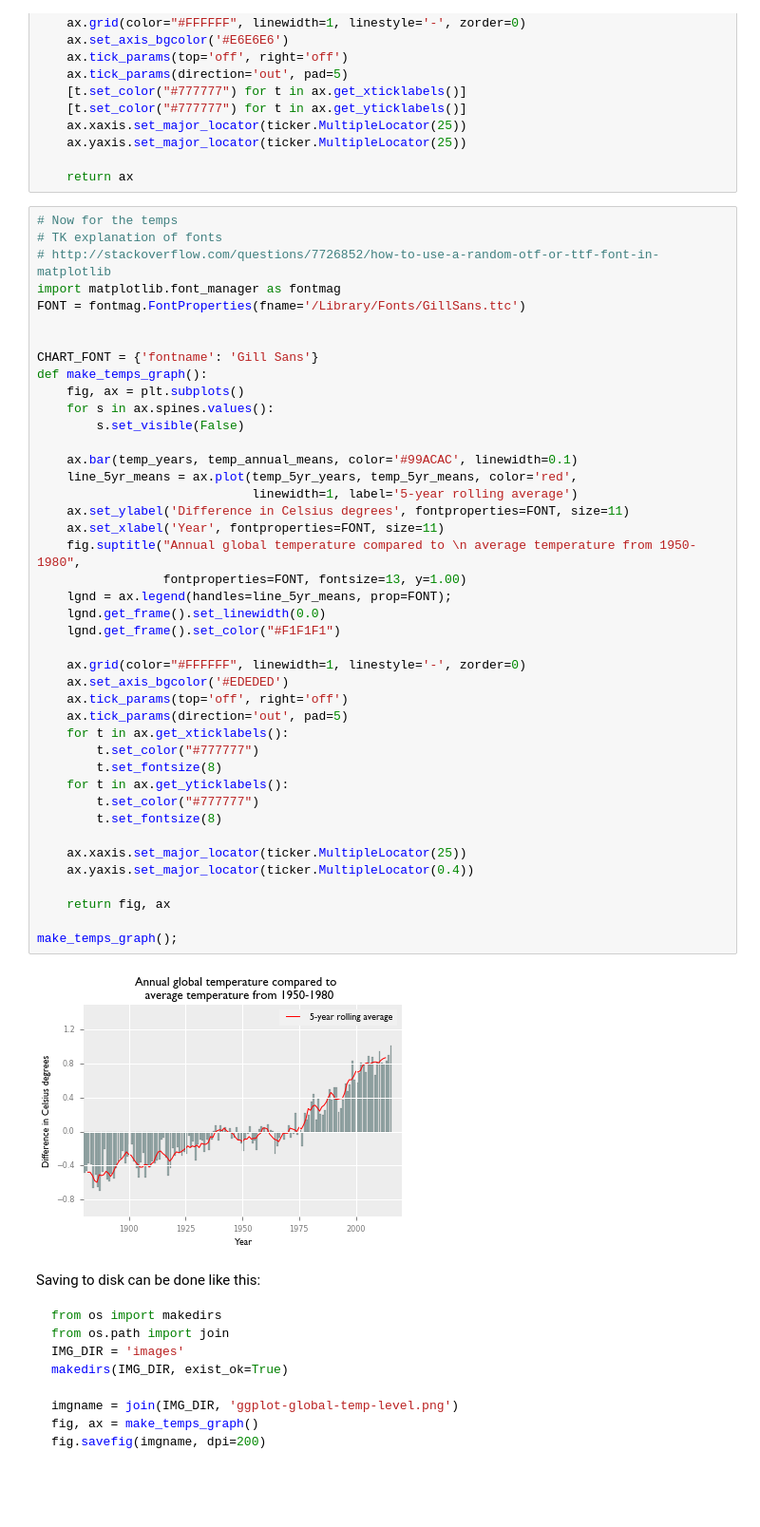
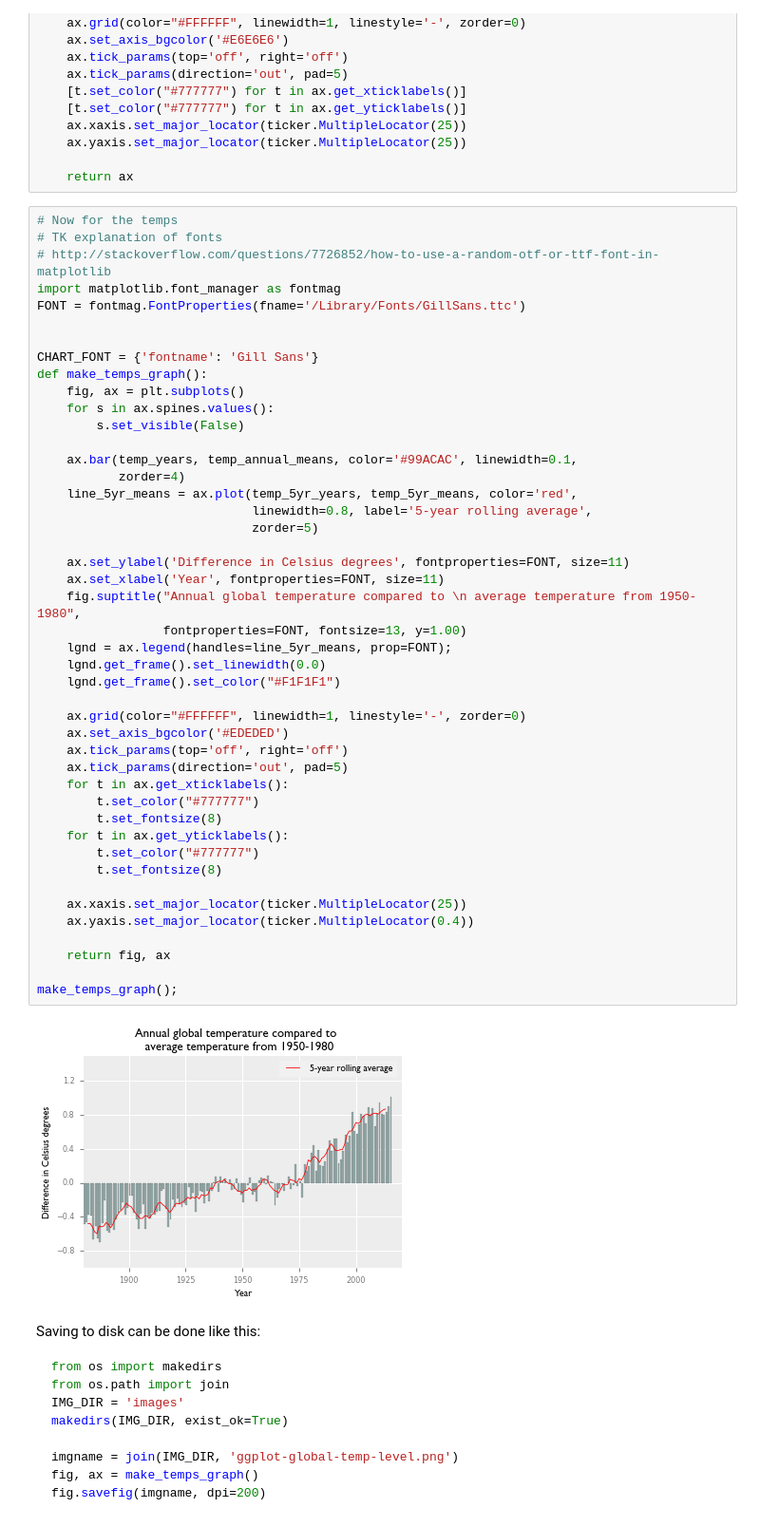
Before and after one commit to dannguyen/matplotlib-styling-tutorial, a Jupyter notebook: Mimicking ggplot2 styles.ipynb, the cells around one changed output. Shown at 95% size. Drawn from its saved outputs; the diff is of its cells as text; blank space fills up the shorter version.

Commit message:
fixed zorder

```diff
--- a/Mimicking ggplot2 styles.ipynb
+++ b/Mimicking ggplot2 styles.ipynb
@@ -271,36 +269,39 @@ def make_temps_graph():
     for s in ax.spines.values():
         s.set_visible(False)
 
-    ax.bar(temp_years, temp_annual_means, color='#99ACAC', linewidth=0.1)
+    ax.bar(temp_years, temp_annual_means, color='#99ACAC', linewidth=0.1,
+           zorder=4)
     line_5yr_means = ax.plot(temp_5yr_years, temp_5yr_means, color='red',
-                             linewidth=1, label='5-year rolling average')
+                             linewidth=0.8, label='5-year rolling average',
+                             zorder=5)
+
     ax.set_ylabel('Difference in Celsius degrees', fontproperties=FONT, size=11)
     ax.set_xlabel('Year', fontproperties=FONT, size=11)
     fig.suptitle("Annual global temperature compared to \n average temperature from 1950-1980",
                  fontproperties=FONT, fontsize=13, y=1.00)
     lgnd = ax.legend(handles=line_5yr_means, prop=FONT);
     lgnd.get_frame().set_linewidth(0.0)
     lgnd.get_frame().set_color("#F1F1F1")
 
     ax.grid(color="#FFFFFF", linewidth=1, linestyle='-', zorder=0)
     ax.set_axis_bgcolor('#EDEDED')
     ax.tick_params(top='off', right='off')
     ax.tick_params(direction='out', pad=5)
     for t in ax.get_xticklabels():
         t.set_color("#777777")
         t.set_fontsize(8)
     for t in ax.get_yticklabels():
         t.set_color("#777777")
         t.set_fontsize(8)
 
     ax.xaxis.set_major_locator(ticker.MultipleLocator(25))
     ax.yaxis.set_major_locator(ticker.MultipleLocator(0.4))
 
     return fig, ax
 
 make_temps_graph();
 # %% [output]
-[figure, old version]
+[figure, new version]
 # %% [markdown]
 Saving to disk can be done like this:
 
```
Also changed, not shown: parts of 1 cell of this notebook, 1 other file.
